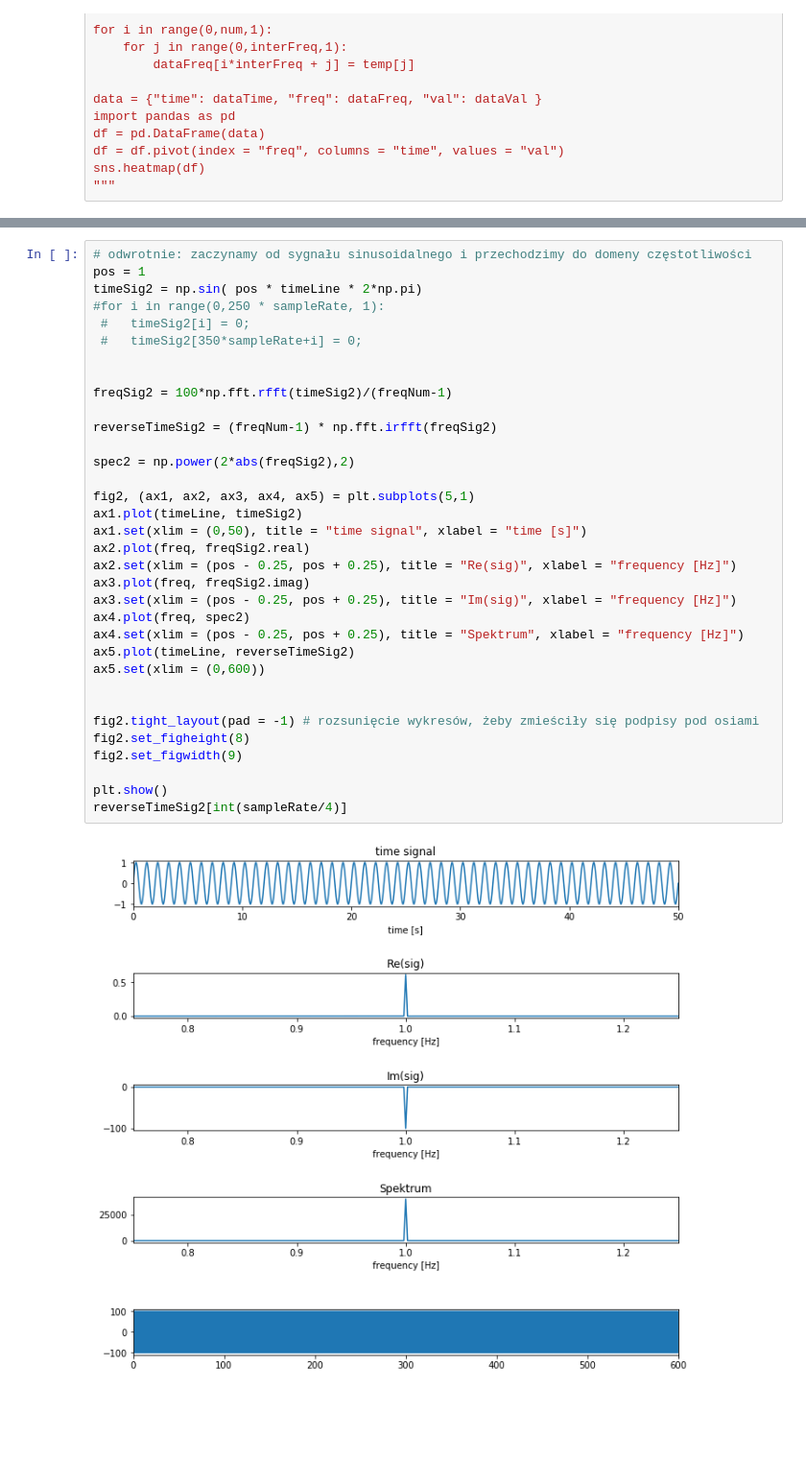
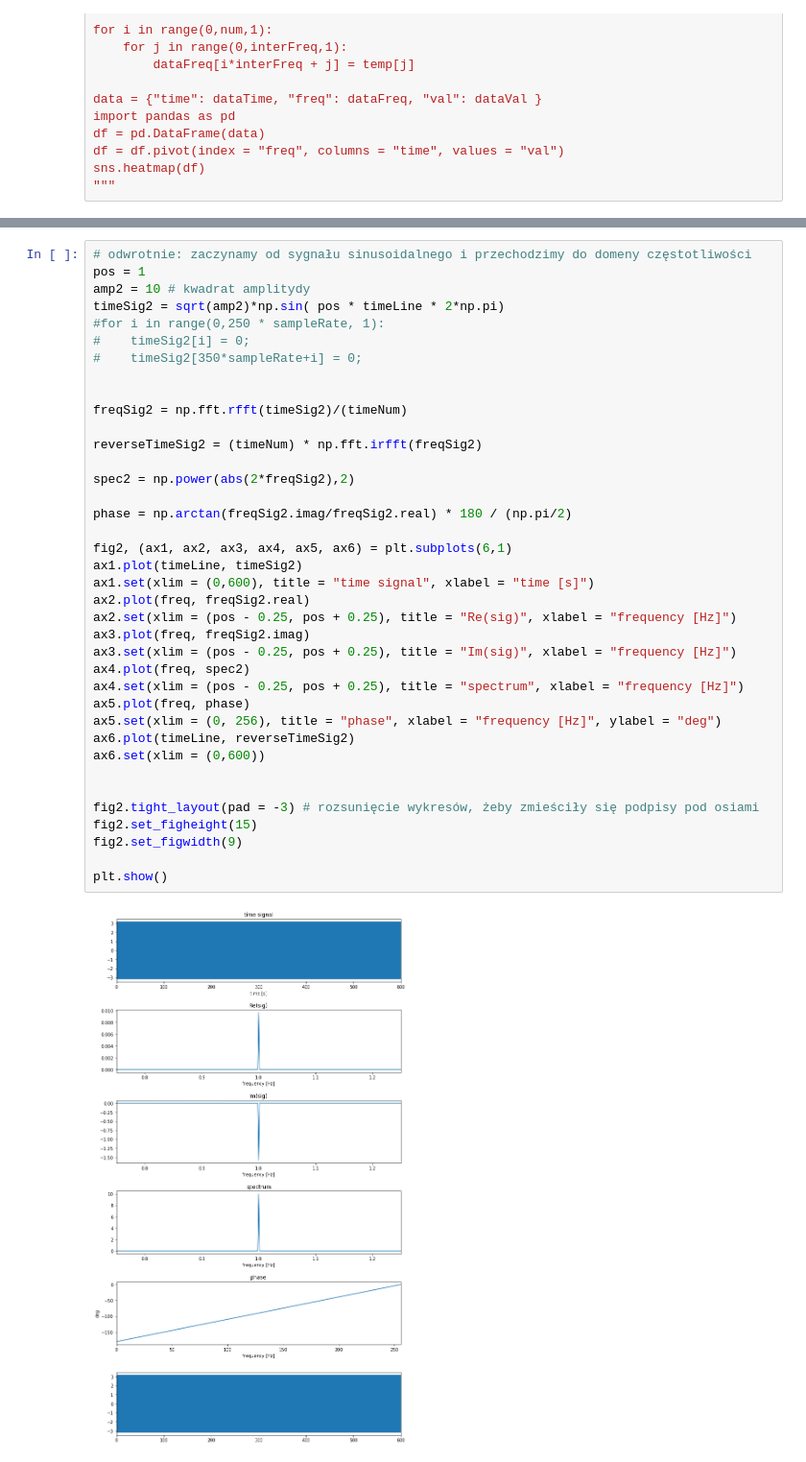
Before and after one commit to gregorylukasiewicz/correlation, a Jupyter notebook: 3corr.ipynb, the cells around one changed output, grey strips where cells are left out. Shown at 96% size. Cells and saved outputs as stored; diff of their text form; blank space fills up the shorter version.

```diff
--- a/3corr.ipynb
+++ b/3corr.ipynb
@@ -476,36 +485,40 @@ plt.show()
 # %%
 # odwrotnie: zaczynamy od sygnału sinusoidalnego i przechodzimy do domeny częstotliwości
 pos = 1
-timeSig2 = np.sin( pos * timeLine * 2*np.pi)
+amp2 = 10 # kwadrat amplitydy
+timeSig2 = sqrt(amp2)*np.sin( pos * timeLine * 2*np.pi)
 #for i in range(0,250 * sampleRate, 1):
- #   timeSig2[i] = 0;
- #   timeSig2[350*sampleRate+i] = 0;
+#    timeSig2[i] = 0;
+#    timeSig2[350*sampleRate+i] = 0;
 
 
-freqSig2 = 100*np.fft.rfft(timeSig2)/(freqNum-1)
+freqSig2 = np.fft.rfft(timeSig2)/(timeNum)
 
-reverseTimeSig2 = (freqNum-1) * np.fft.irfft(freqSig2)
+reverseTimeSig2 = (timeNum) * np.fft.irfft(freqSig2)
 
-spec2 = np.power(2*abs(freqSig2),2)
+spec2 = np.power(abs(2*freqSig2),2)
 
-fig2, (ax1, ax2, ax3, ax4, ax5) = plt.subplots(5,1)
+phase = np.arctan(freqSig2.imag/freqSig2.real) * 180 / (np.pi/2)
+
+fig2, (ax1, ax2, ax3, ax4, ax5, ax6) = plt.subplots(6,1)
 ax1.plot(timeLine, timeSig2)
-ax1.set(xlim = (0,50), title = "time signal", xlabel = "time [s]")
+ax1.set(xlim = (0,600), title = "time signal", xlabel = "time [s]")
 ax2.plot(freq, freqSig2.real)
 ax2.set(xlim = (pos - 0.25, pos + 0.25), title = "Re(sig)", xlabel = "frequency [Hz]")
 ax3.plot(freq, freqSig2.imag)
 ax3.set(xlim = (pos - 0.25, pos + 0.25), title = "Im(sig)", xlabel = "frequency [Hz]")
 ax4.plot(freq, spec2)
-ax4.set(xlim = (pos - 0.25, pos + 0.25), title = "Spektrum", xlabel = "frequency [Hz]")
-ax5.plot(timeLine, reverseTimeSig2)
-ax5.set(xlim = (0,600))
+ax4.set(xlim = (pos - 0.25, pos + 0.25), title = "spectrum", xlabel = "frequency [Hz]")
+ax5.plot(freq, phase)
+ax5.set(xlim = (0, 256), title = "phase", xlabel = "frequency [Hz]", ylabel = "deg")
+ax6.plot(timeLine, reverseTimeSig2)
+ax6.set(xlim = (0,600))
 
 
-fig2.tight_layout(pad = -1) # rozsunięcie wykresów, żeby zmieściły się podpisy pod osiami
-fig2.set_figheight(8)
+fig2.tight_layout(pad = -3) # rozsunięcie wykresów, żeby zmieściły się podpisy pod osiami
+fig2.set_figheight(15)
 fig2.set_figwidth(9)
 
 plt.show()
-reverseTimeSig2[int(sampleRate/4)]
 # %% [output]
-[figure, old version]
+[figure, new version]
```
Also changed, not shown: parts of 6 cells of this notebook.
